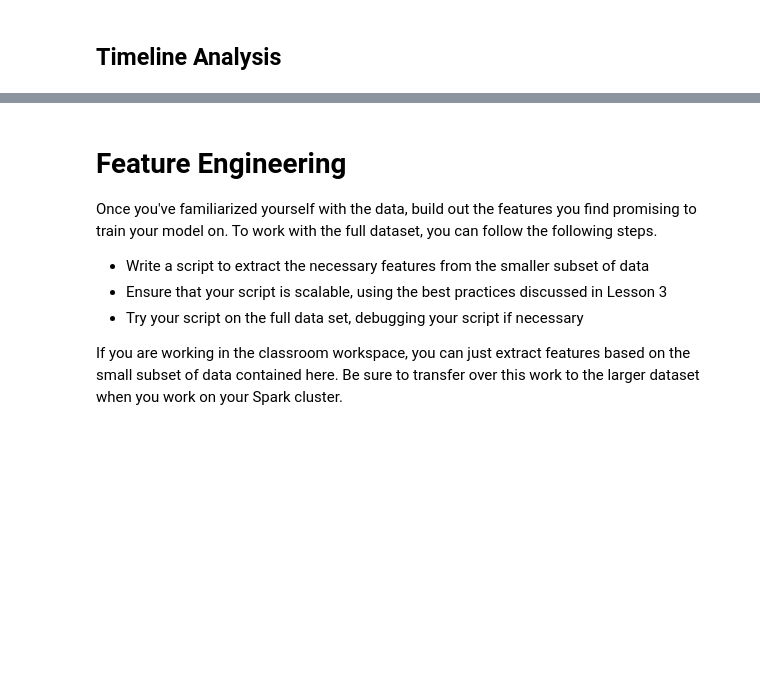
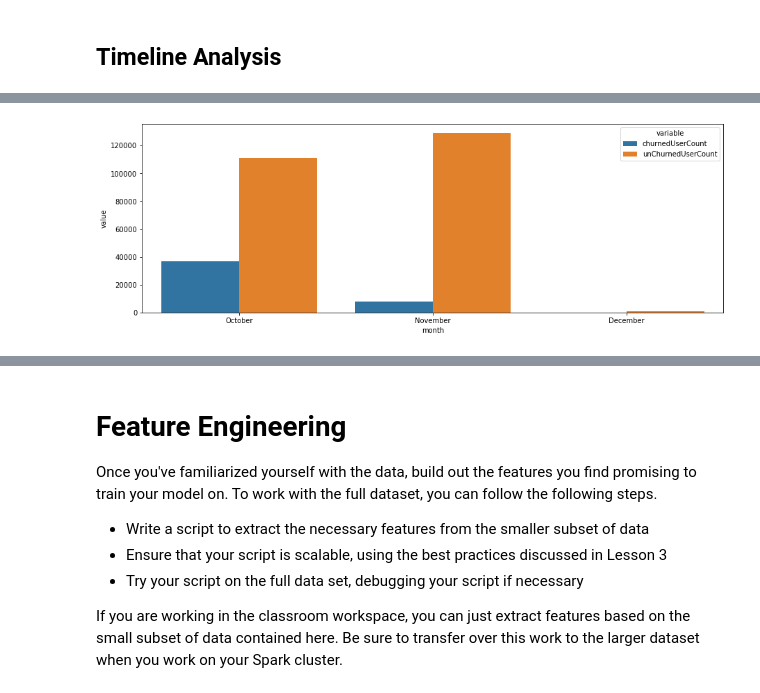
Before and after one commit to ds-praveenkumar/sparkify, a Jupyter notebook: Sparkify.ipynb, the cells around one changed output, grey strips where cells are left out. Drawn from its saved outputs; the diff is of its cells as text; code cells hidden in the pictures; blank space fills up the shorter version.

```diff
--- a/Sparkify.ipynb
+++ b/Sparkify.ipynb
@@ -171,6 +171,7 @@ def convert_unixtimestamp(df,ts_col):
 
     df = df.withColumn("dateTime",from_unixtime(col(ts_col).cast(LongType())/1000).cast(TimestampType()))
     df = df.withColumn("month",month(col('dateTime')))
+    df = df.withColumn("dayOfMonth",dayofmonth(col('dateTime')))
     df = df.withColumn("hour",hour(col('dateTime')))
     df = df.withColumn("date",from_unixtime(col(ts_col)/1000).cast(DateType()))
     df = df.withColumn("location",split(col('location'),',').getItem(1))
@@ -448,4 +444,4 @@ show_df(df)
 # %%
 month1_user_df = df.filter(col('label') == 1).groupby(col('month')).agg(count(col('userId')).alias('churnedUserCount'))
 month2_user_df = df.filter(col('label') == 0).groupby(col('month')).agg(count(col('userId')).alias('unChurnedUserCount'))
-month_churn_df = month1_user_df.join(month2_user_df,on='month',how='full').fillna(0).toPandas()
+month_churn_df = month1_user_df.join(month2_user_df,on='month',how='full').fillna(0).toPandas().melt(id_vars='month')
@@ -465,0 +448,4 @@ month_churn_df.show()
+# %%
+seab = bar_plot(month_churn_df,col2='value',col1='month',hue='variable',labels=['October','November','December'])
+# %% [output]
+[figure, added]
```
Also changed, not shown: parts of 21 cells of this notebook.
